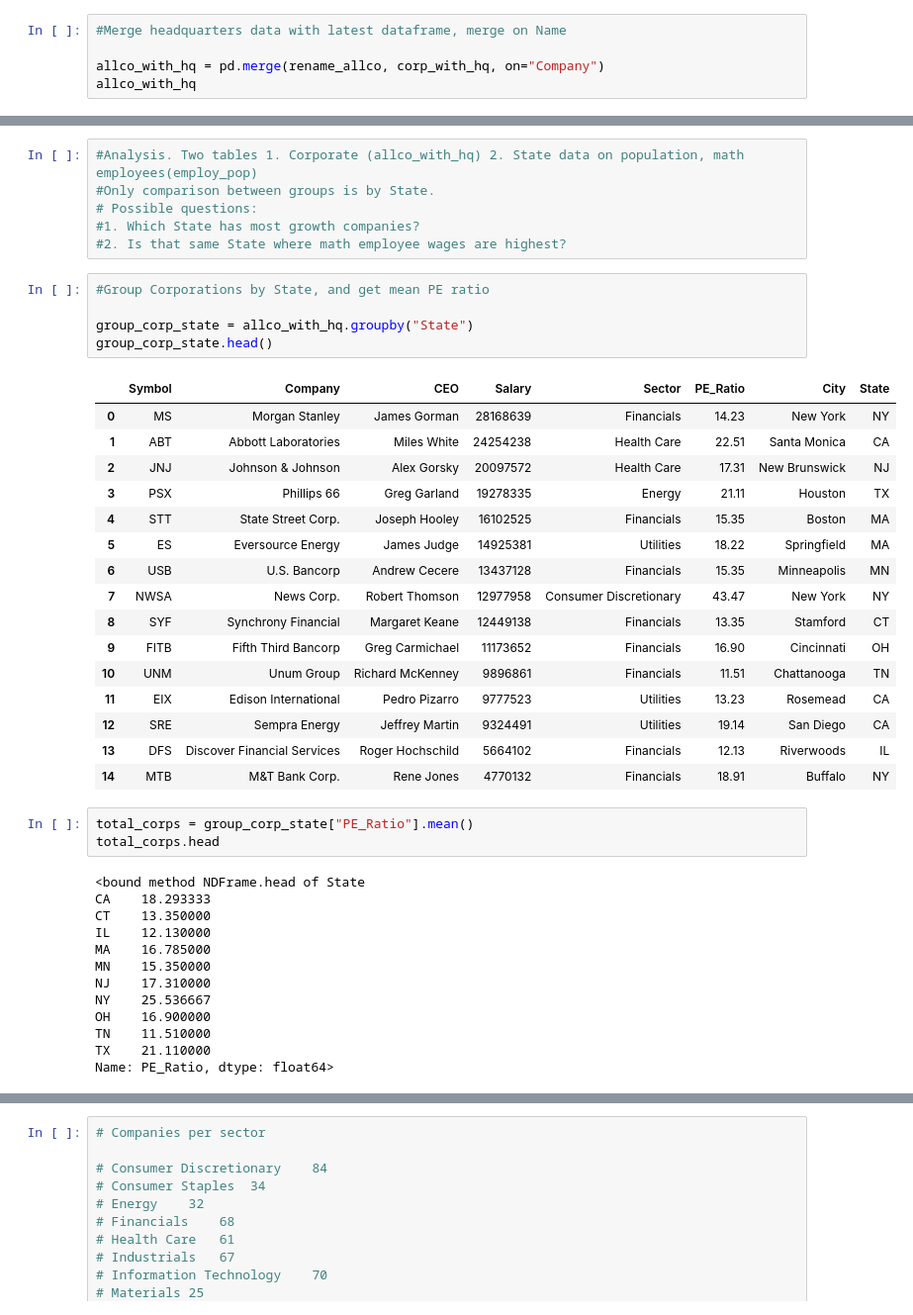
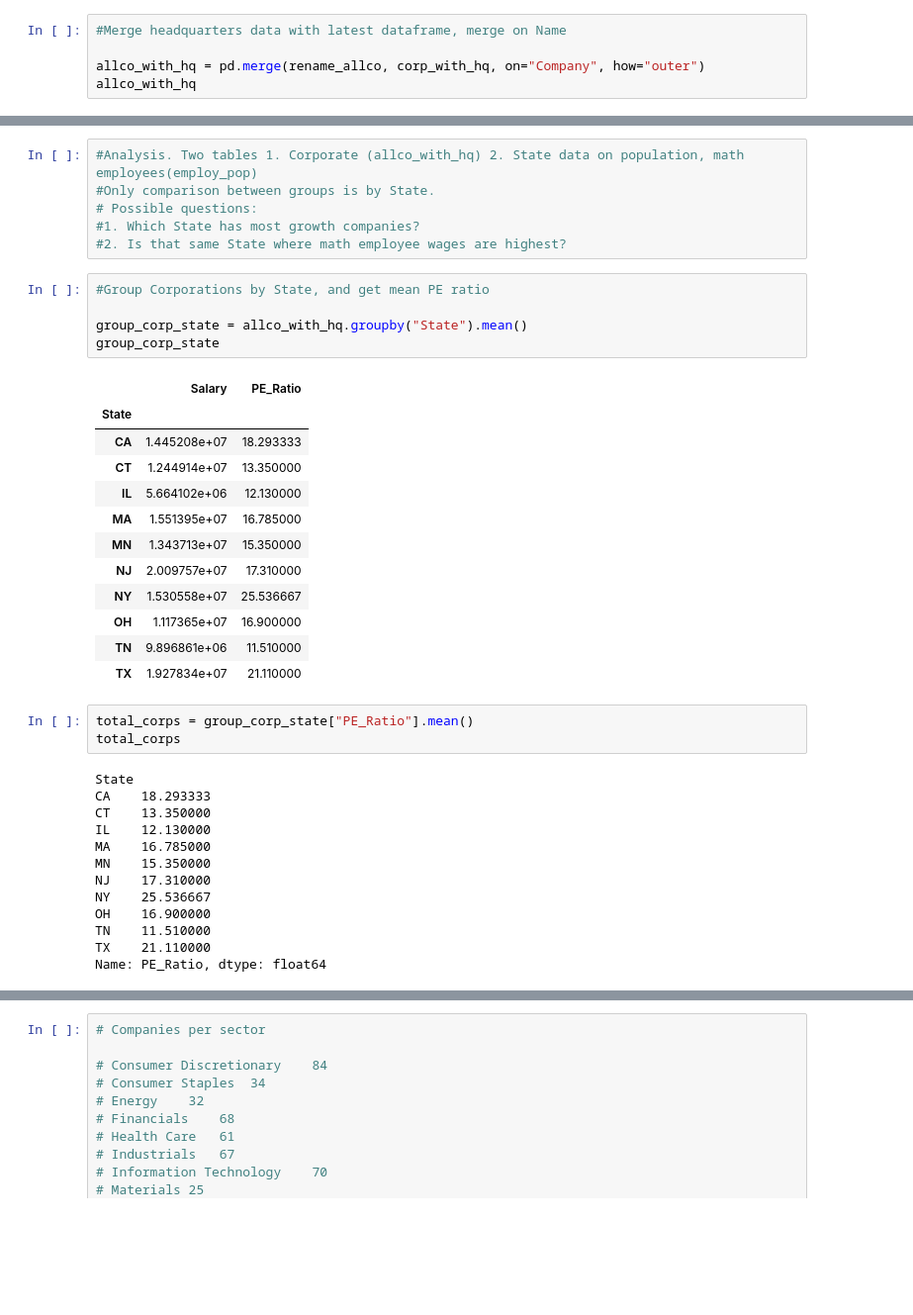
Before and after one commit to yujinie-choi/data_project_one, a Jupyter notebook: salary3.ipynb, the cells around one changed output, grey strips where cells are left out. Shown at 99% size. Cells and saved outputs as stored; diff of their text form; blank space fills up the shorter version.

```diff
--- a/salary3.ipynb
+++ b/salary3.ipynb
@@ -239,7 +226,7 @@ corp_with_hq.head()
 # %%
 #Merge headquarters data with latest dataframe, merge on Name
 
-allco_with_hq = pd.merge(rename_allco, corp_with_hq, on="Company")
+allco_with_hq = pd.merge(rename_allco, corp_with_hq, on="Company", how="outer")
 allco_with_hq
 # %% [output]
 |  | Symbol | Company | CEO | Salary | Sector | PE_Ratio | City | State |
@@ -304,30 +293,26 @@ employ_pop.head()
 # %%
 #Group Corporations by State, and get mean PE ratio
 
-group_corp_state = allco_with_hq.groupby("State")
-group_corp_state.head()
+group_corp_state = allco_with_hq.groupby("State").mean()
+group_corp_state
 # %% [output]
-|  | Symbol | Company | CEO | Salary | Sector | PE_Ratio | City | State |
-| 0 | MS | Morgan Stanley | James Gorman | 28168639 | Financials | 14.23 | New York | NY |
-| 1 | ABT | Abbott Laboratories | Miles White | 24254238 | Health Care | 22.51 | Santa Monica | CA |
-| 2 | JNJ | Johnson & Johnson | Alex Gorsky | 20097572 | Health Care | 17.31 | New Brunswick | NJ |
-| 3 | PSX | Phillips 66 | Greg Garland | 19278335 | Energy | 21.11 | Houston | TX |
-| 4 | STT | State Street Corp. | Joseph Hooley | 16102525 | Financials | 15.35 | Boston | MA |
-| 5 | ES | Eversource Energy | James Judge | 14925381 | Utilities | 18.22 | Springfield | MA |
-| 6 | USB | U.S. Bancorp | Andrew Cecere | 13437128 | Financials | 15.35 | Minneapolis | MN |
-| 7 | NWSA | News Corp. | Robert Thomson | 12977958 | Consumer Discretionary | 43.47 | New York | NY |
-| 8 | SYF | Synchrony Financial | Margaret Keane | 12449138 | Financials | 13.35 | Stamford | CT |
-| 9 | FITB | Fifth Third Bancorp | Greg Carmichael | 11173652 | Financials | 16.90 | Cincinnati | OH |
-| 10 | UNM | Unum Group | Richard McKenney | 9896861 | Financials | 11.51 | Chattanooga | TN |
-| 11 | EIX | Edison International | Pedro Pizarro | 9777523 | Utilities | 13.23 | Rosemead | CA |
-| 12 | SRE | Sempra Energy | Jeffrey Martin | 9324491 | Utilities | 19.14 | San Diego | CA |
-| 13 | DFS | Discover Financial Services | Roger Hochschild | 5664102 | Financials | 12.13 | Riverwoods | IL |
-| 14 | MTB | M&T Bank Corp. | Rene Jones | 4770132 | Financials | 18.91 | Buffalo | NY |
+|  | Salary | PE_Ratio |
+| State |  |  |
+| CA | 1.445208e+07 | 18.293333 |
+| CT | 1.244914e+07 | 13.350000 |
+| IL | 5.664102e+06 | 12.130000 |
+| MA | 1.551395e+07 | 16.785000 |
+| MN | 1.343713e+07 | 15.350000 |
+| NJ | 2.009757e+07 | 17.310000 |
+| NY | 1.530558e+07 | 25.536667 |
+| OH | 1.117365e+07 | 16.900000 |
+| TN | 9.896861e+06 | 11.510000 |
+| TX | 1.927834e+07 | 21.110000 |
 # %%
 total_corps = group_corp_state["PE_Ratio"].mean()
-total_corps.head
+total_corps
 # %% [output]
-<bound method NDFrame.head of State
+State
 CA    18.293333
 CT    13.350000
 IL    12.130000
@@ -338,6 +323,6 @@ NY    25.536667
 OH    16.900000
 TN    11.510000
 TX    21.110000
-Name: PE_Ratio, dtype: float64>
+Name: PE_Ratio, dtype: float64
 # %%
 mean_wage = employ_pop[["Mean_wage_yr", 'State']]
```
Also changed, not shown: parts of 6 cells of this notebook, 5 other files.
